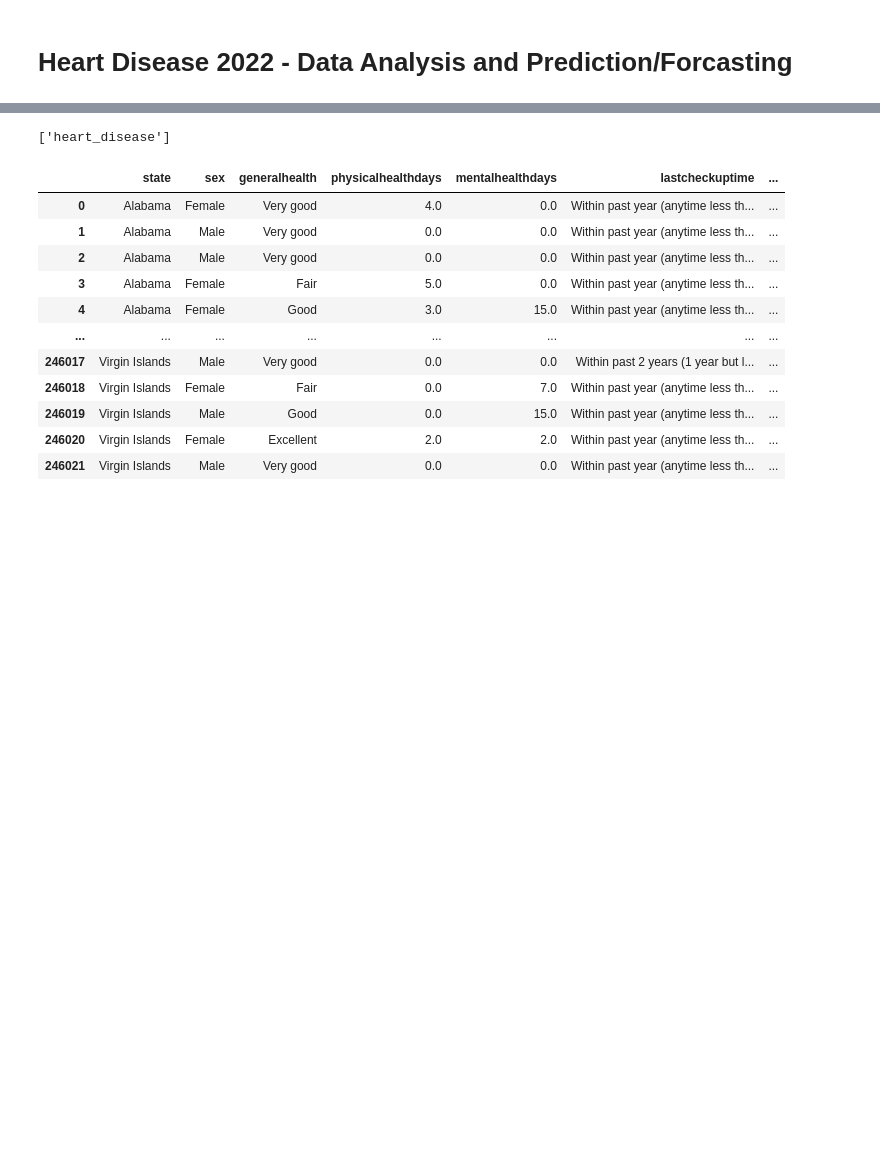
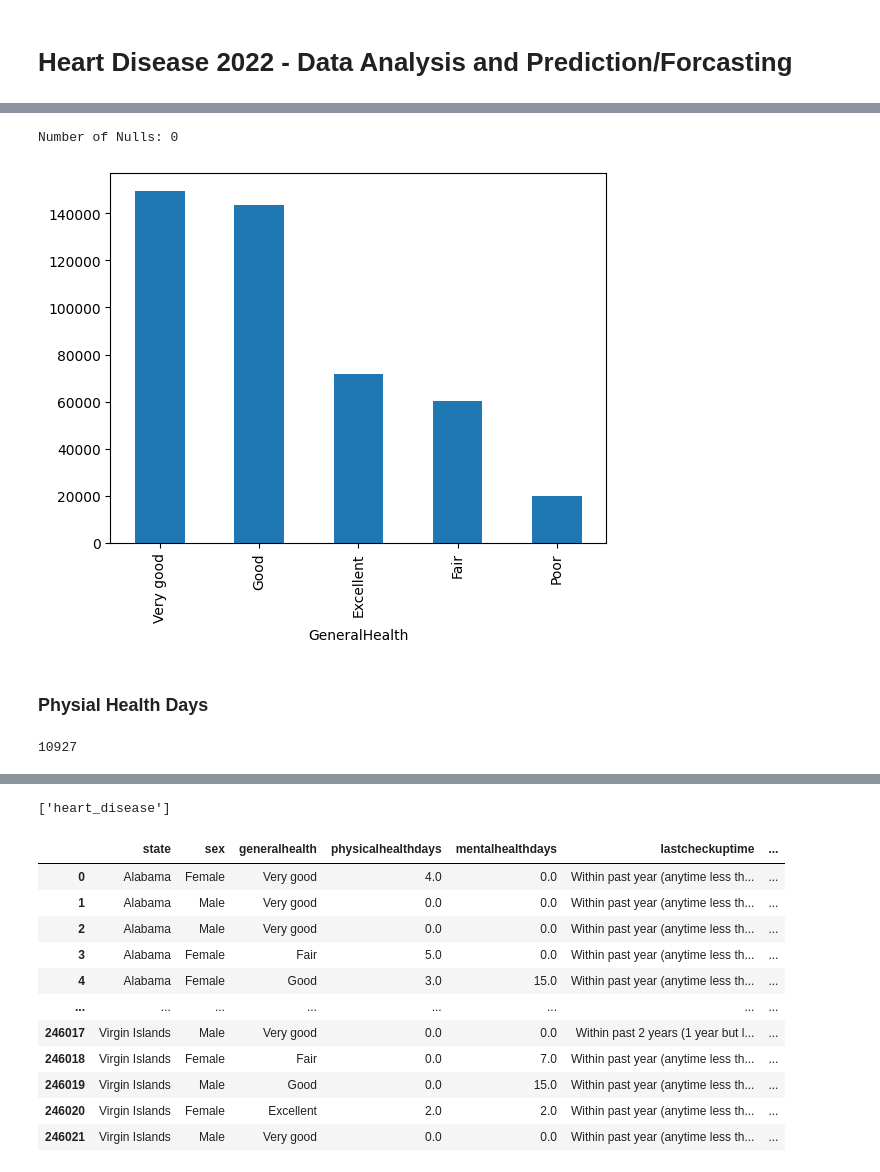
Before and after one commit to theCodeCS/heart_disease_predictor, a Jupyter notebook: heart_disease_predictor/heart_disease.ipynb, the cells around one changed output, grey strips where cells are left out. Saved outputs shown, nothing was run; the diff lists cells and outputs as text; code cells hidden in the pictures; blank space fills up the shorter version.

```diff
--- a/heart_disease_predictor/heart_disease.ipynb
+++ b/heart_disease_predictor/heart_disease.ipynb
@@ -27,0 +156,13 @@ alee
+# %%
+df_nans['GeneralHealth'].fillna(df_nans['GeneralHealth'].mode().values[0], inplace=True)
+df_nans['GeneralHealth'].value_counts().plot(kind='bar')
+print(f"Number of Nulls: {df_nans['GeneralHealth'].isnull().sum()}")
+# %% [output]
+Number of Nulls: 0
+[figure, added]
+# %% [markdown]
+### Physial Health Days
+# %%
+df_nans['PhysicalHealthDays'].isnull().sum()
+# %% [output]
+10927
```
Also changed, not shown: parts of 28 cells of this notebook, 1 other file.
